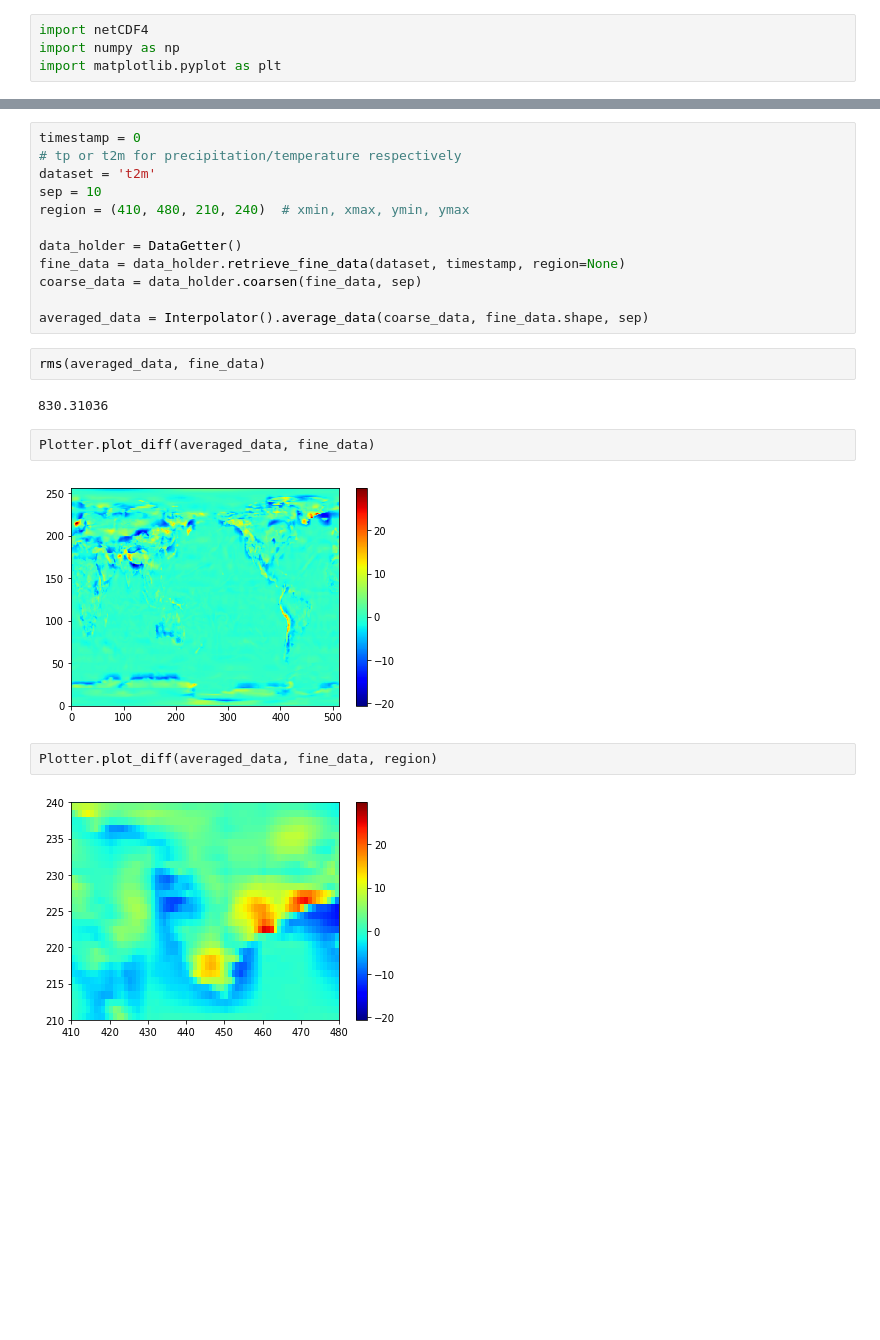
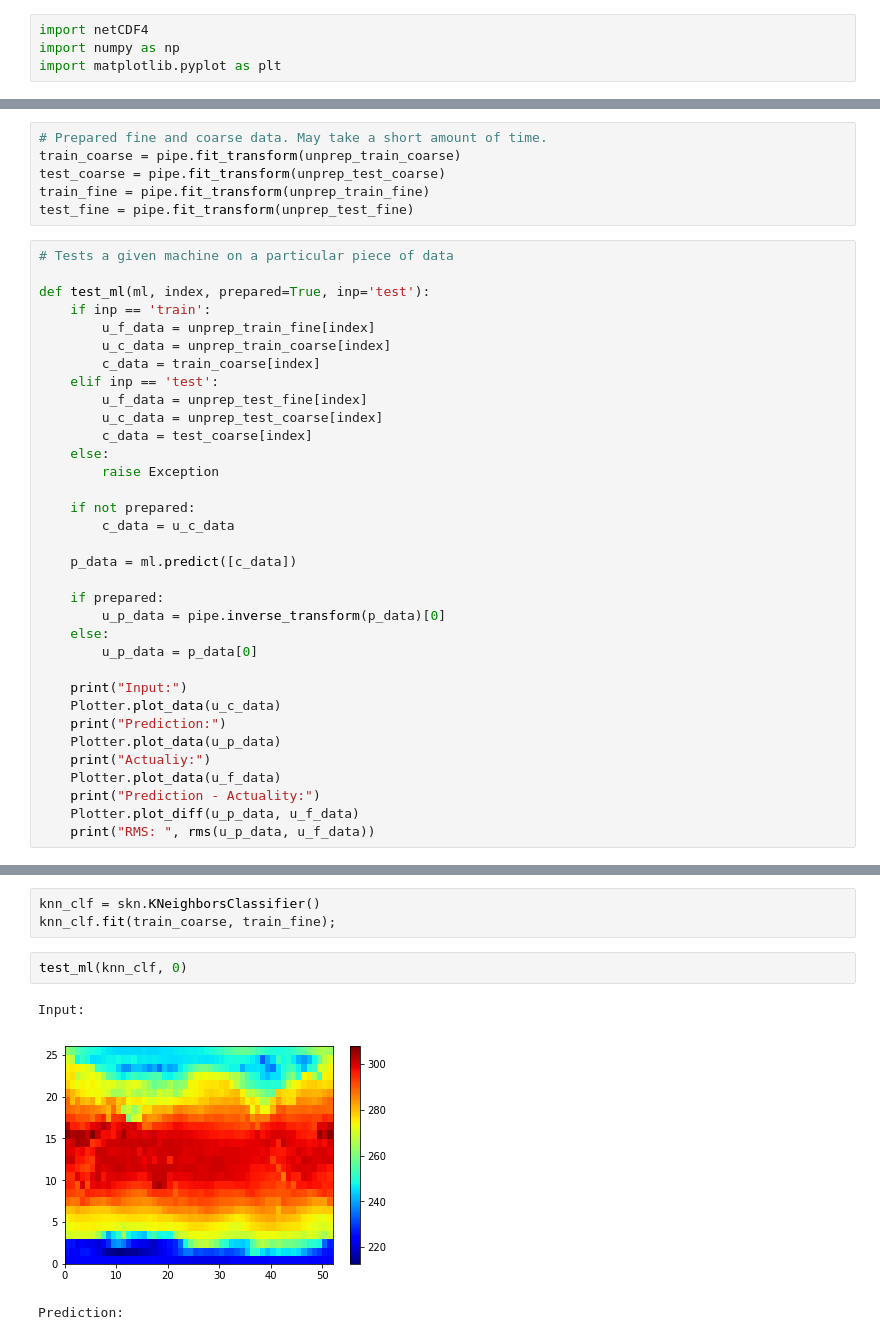
Before and after one commit to patrick-kidger/MPE-CDT-Project, a Jupyter notebook: project.ipynb, the cells around one changed output, grey strips where cells are left out. Drawn from its saved outputs; the diff is of its cells as text; blank space fills up the shorter version.

```diff
--- a/project.ipynb
+++ b/project.ipynb
@@ -50 +115,41 @@ def rms(p_data, f_data):
+# %%
+# Prepared fine and coarse data. May take a short amount of time.
+train_coarse = pipe.fit_transform(unprep_train_coarse)
+test_coarse = pipe.fit_transform(unprep_test_coarse)
+train_fine = pipe.fit_transform(unprep_train_fine)
+test_fine = pipe.fit_transform(unprep_test_fine)
+# %%
+# Tests a given machine on a particular piece of data
+
+def test_ml(ml, index, prepared=True, inp='test'):
+    if inp == 'train':
+        u_f_data = unprep_train_fine[index]
+        u_c_data = unprep_train_coarse[index]
+        c_data = train_coarse[index]
+    elif inp == 'test':
+        u_f_data = unprep_test_fine[index]
+        u_c_data = unprep_test_coarse[index]
+        c_data = test_coarse[index]
+    else:
+        raise Exception
+
+    if not prepared:
+        c_data = u_c_data
+
+    p_data = ml.predict([c_data])
+
+    if prepared:
+        u_p_data = pipe.inverse_transform(p_data)[0]
+    else:
+        u_p_data = p_data[0]
+
+    print("Input:")
+    Plotter.plot_data(u_c_data)
+    print("Prediction:")
+    Plotter.plot_data(u_p_data)
+    print("Actualiy:")
+    Plotter.plot_data(u_f_data)
+    print("Prediction - Actuality:")
+    Plotter.plot_diff(u_p_data, u_f_data)
+    print("RMS: ", rms(u_p_data, u_f_data))
 # %%
@@ -84,24 +203,9 @@ class Interpolator:
-# %%
-timestamp = 0
-# tp or t2m for precipitation/temperature respectively
-dataset = 't2m'
-sep = 10
-region = (410, 480, 210, 240)  # xmin, xmax, ymin, ymax
-
-data_holder = DataGetter()
-fine_data = data_holder.retrieve_fine_data(dataset, timestamp, region=None)
-coarse_data = data_holder.coarsen(fine_data, sep)
-
-averaged_data = Interpolator().average_data(coarse_data, fine_data.shape, sep)
-# %%
-rms(averaged_data, fine_data)
-# %% [output]
-830.31036
-# %%
-Plotter.plot_diff(averaged_data, fine_data)
-# %% [output]
-[figure, removed]
-# %%
-Plotter.plot_diff(averaged_data, fine_data, region)
-# %% [output]
-[figure, removed]
+# %%
+knn_clf = skn.KNeighborsClassifier()
+knn_clf.fit(train_coarse, train_fine);
+# %%
+test_ml(knn_clf, 0)
+# %% [output]
+Input:
+[figure, added]
+Prediction:
```
Also changed, not shown: parts of 8 cells of this notebook.
